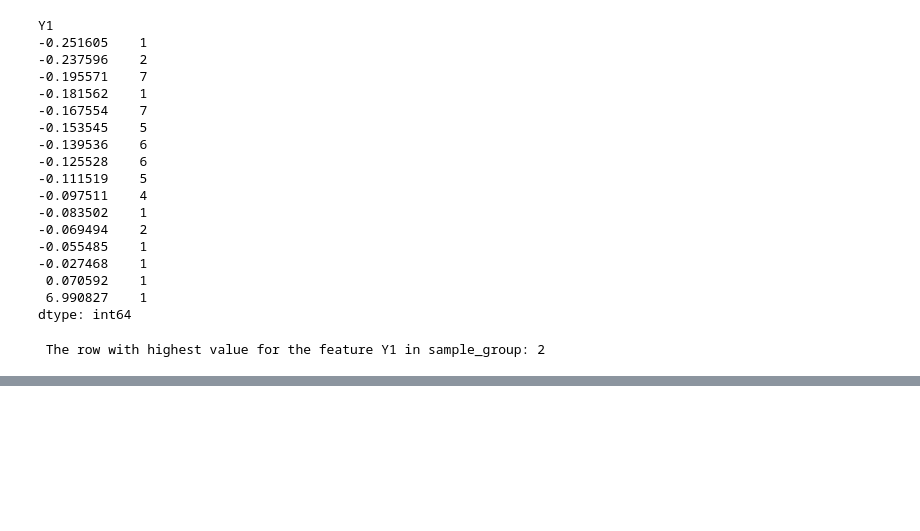
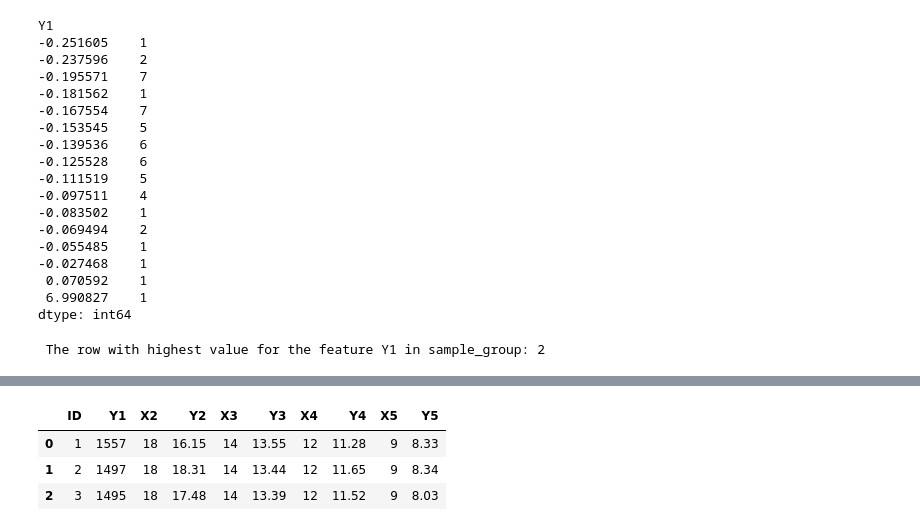
Before and after one commit to RonBartov/Data_Processing, a Jupyter notebook: factory_data_processing.ipynb, the cells around one changed output, grey strips where cells are left out. Saved outputs shown, nothing was run; the diff lists cells and outputs as text; code cells hidden in the pictures; blank space fills up the shorter version.

```diff
--- a/factory_data_processing.ipynb
+++ b/factory_data_processing.ipynb
@@ -384,0 +420,11 @@ According to the results so far, ${Y_1}$ can have the following interpretations:
+# %%
+# Loading the new sample group data
+csv_sample_group_path = r'/content/gdrive/MyDrive/Pulsenmore/new_devices.csv'
+new_sample_group = pd.read_csv(csv_sample_group_path)
+# %%
+new_sample_group.head()
+# %% [output]
+|  | ID | Y1 | X2 | Y2 | X3 | Y3 | X4 | Y4 | X5 | Y5 |
+| 0 | 1 | 1557 | 18 | 16.15 | 14 | 13.55 | 12 | 11.28 | 9 | 8.33 |
+| 1 | 2 | 1497 | 18 | 18.31 | 14 | 13.44 | 12 | 11.65 | 9 | 8.34 |
+| 2 | 3 | 1495 | 18 | 17.48 | 14 | 13.39 | 12 | 11.52 | 9 | 8.03 |
```
Also changed, not shown: parts of 24 cells of this notebook.
